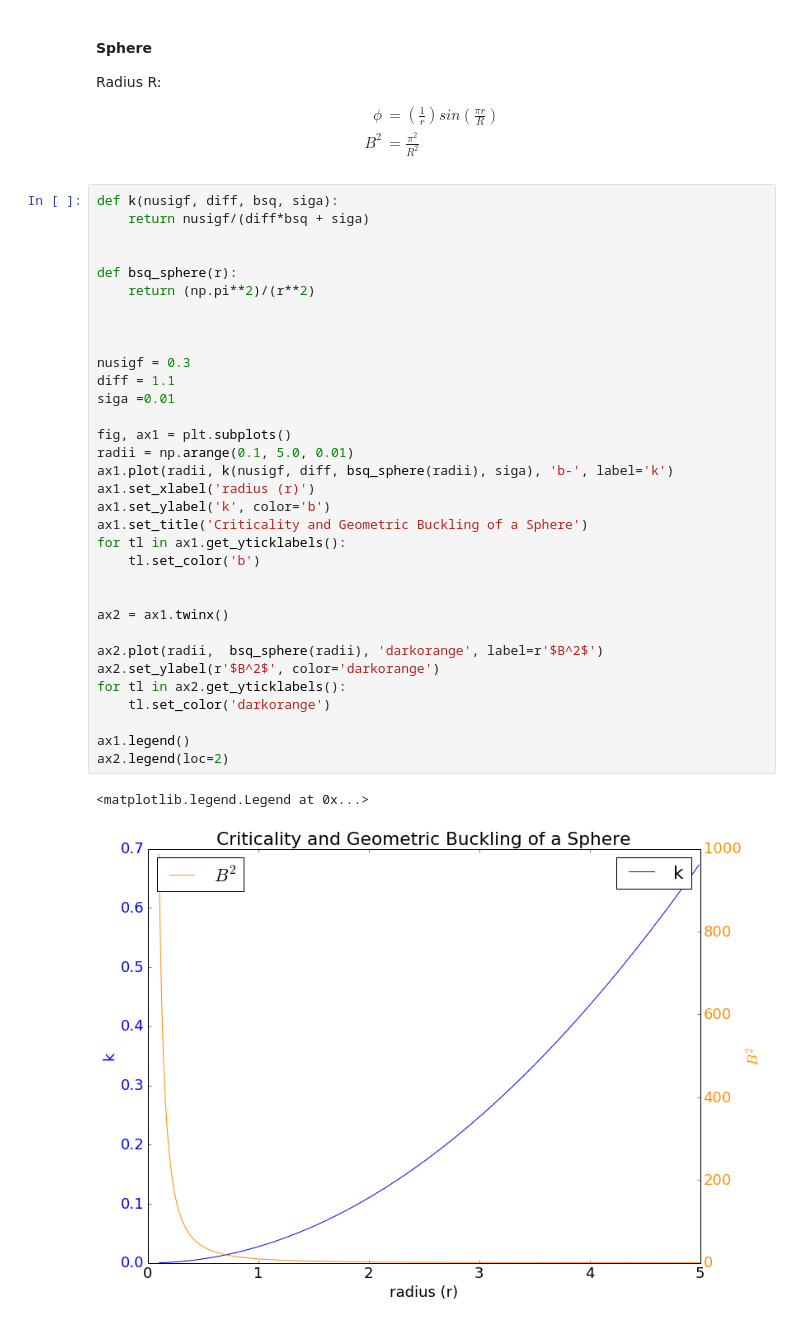
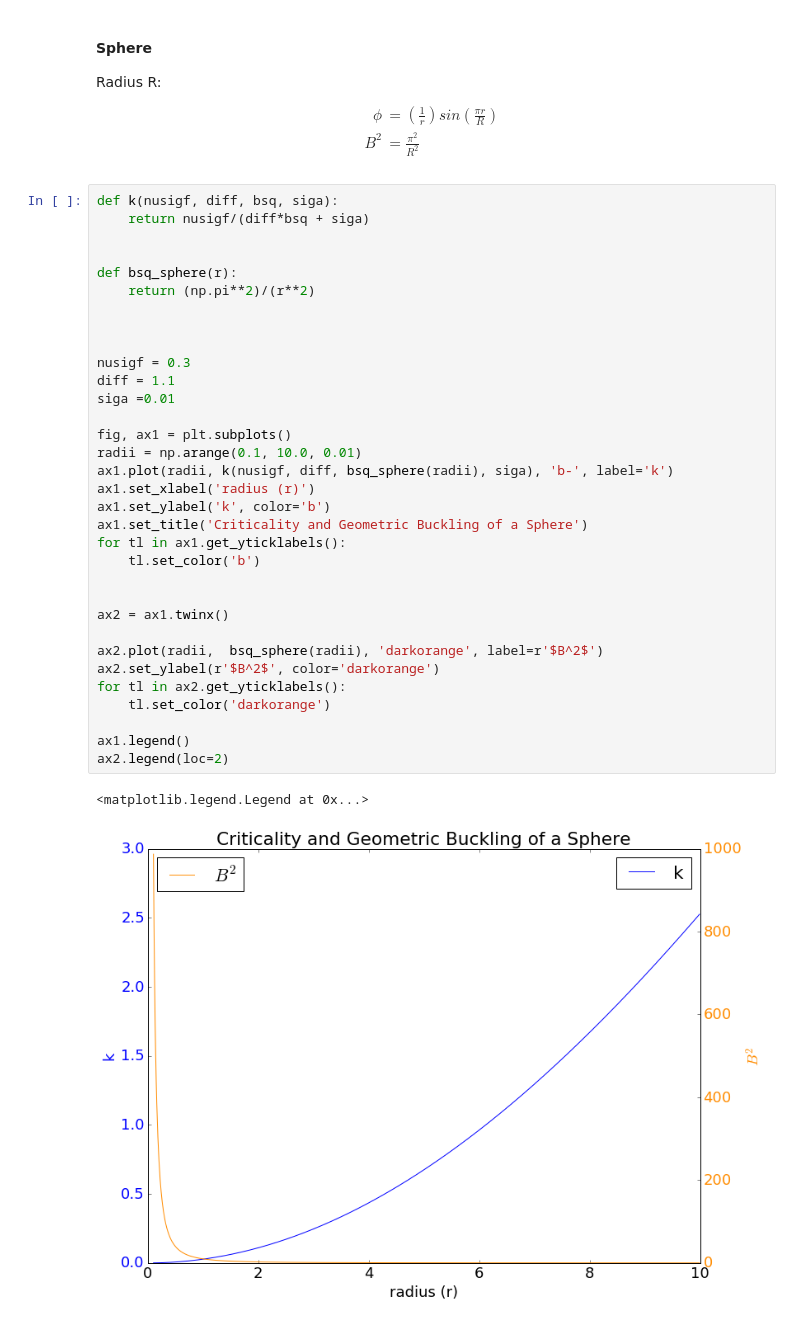
Before and after one commit to katyhuff/npre247, a Jupyter notebook: reactor-physics/transport-fundamentals.ipynb, the cells around one changed output. Cells and saved outputs as stored; diff of their text form.

```diff
--- a/reactor-physics/transport-fundamentals.ipynb
+++ b/reactor-physics/transport-fundamentals.ipynb
@@ -220,35 +220,35 @@ def k(nusigf, diff, bsq, siga):
 
 def bsq_sphere(r):
     return (np.pi**2)/(r**2)
 
 
 
 nusigf = 0.3
 diff = 1.1
 siga =0.01
 
 fig, ax1 = plt.subplots()
-radii = np.arange(0.1, 5.0, 0.01)
+radii = np.arange(0.1, 10.0, 0.01)
 ax1.plot(radii, k(nusigf, diff, bsq_sphere(radii), siga), 'b-', label='k')
 ax1.set_xlabel('radius (r)')
 ax1.set_ylabel('k', color='b')
 ax1.set_title('Criticality and Geometric Buckling of a Sphere')
 for tl in ax1.get_yticklabels():
     tl.set_color('b')
 
 
 ax2 = ax1.twinx()
 
 ax2.plot(radii,  bsq_sphere(radii), 'darkorange', label=r'$B^2$')
 ax2.set_ylabel(r'$B^2$', color='darkorange')
 for tl in ax2.get_yticklabels():
     tl.set_color('darkorange')
 
 ax1.legend()
 ax2.legend(loc=2)
 # %% [output]
 <matplotlib.legend.Legend at 0x...>
-[figure, old version]
+[figure, new version]
 # %% [markdown]
 ### Multigroup and beyond
 
```
Also changed, not shown: parts of 9 cells of this notebook.
